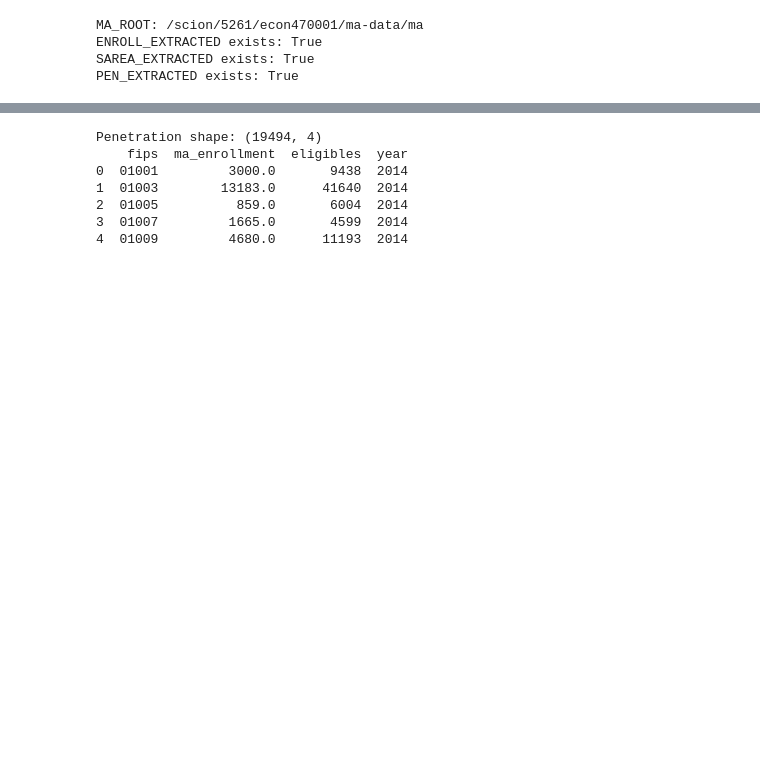
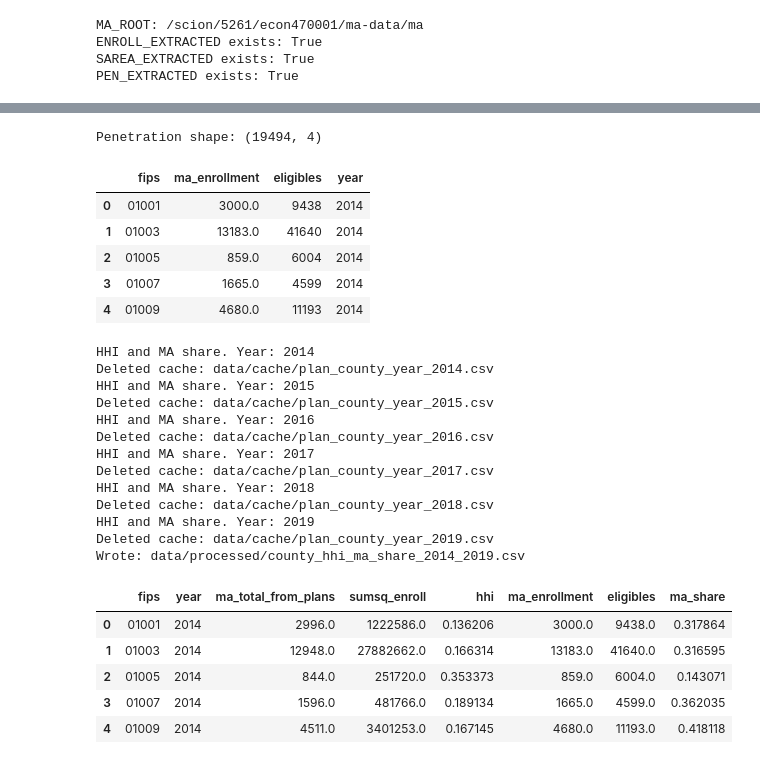
Before and after one commit to rahil24patel/hwk2, a Jupyter notebook: hwk2_enrollment.ipynb, the cells around one changed output, grey strips where cells are left out. Saved outputs shown, nothing was run; the diff lists cells and outputs as text; code cells hidden in the pictures; blank space fills up the shorter version.

Commit message:
Data building

```diff
--- a/hwk2_enrollment.ipynb
+++ b/hwk2_enrollment.ipynb
@@ -376,3 +458,28 @@ def build_plan_county_year(year: int) -> Path:
     del accum, out
     gc.collect()
     return out_path
+# %%
+yp = build_plan_county_year(2018)
+print("Built / found:", yp)
+
+df = pd.read_csv(yp, dtype=str)
+df["plan_id"] = df["plan_id"].str.zfill(3)
+df["fips"] = df["fips"].str.zfill(5)
+
+print("Rows:", df.shape[0])
+print("Unique counties:", df["fips"].nunique())
+
+keep = df["drop_hw2"].astype(str).str.strip().isin(["0", "0.0"])
+print("Drop rate (drop_hw2):", (~keep).mean())
+
+df_nodrop = df.loc[keep].copy()
+df_nodrop["plan_key"] = df_nodrop["contract_id"].str.strip() + "-" + df_nodrop["plan_id"].str.strip()
+
+plan_ct = df_nodrop.groupby(["fips", "year"])["plan_key"].nunique()
+contract_ct = df_nodrop.groupby(["fips", "year"])["contract_id"].nunique()
+
+print("\n2018 plan counts (contract-plan) summary:")
+print(plan_ct.describe(percentiles=[0.05,0.25,0.5,0.75,0.95]))
+
+print("\n2018 contract counts (firms) summary:")
+print(contract_ct.describe(percentiles=[0.05,0.25,0.5,0.75,0.95]))
@@ -430,25 +596,32 @@ def read_penetration_year(year: int) -> pd.DataFrame:
     out["ma_enrollment"] = to_numeric_clean(out["ma_enrollment"])
     out["eligibles"] = to_numeric_clean(out["eligibles"])
     out["year"] = int(year)
+
     out = out.dropna(subset=["fips"])
     out["fips"] = out["fips"].astype(str).str.zfill(5)
     return out
 
 pen = pd.concat([read_penetration_year(y) for y in YEARS], ignore_index=True)
 print("Penetration shape:", pen.shape)
-print(pen.head())
+pen.head()
 # %% [output]
 Penetration shape: (19494, 4)
-    fips  ma_enrollment  eligibles  year
-0  01001         3000.0       9438  2014
-1  01003        13183.0      41640  2014
-2  01005          859.0       6004  2014
-3  01007         1665.0       4599  2014
-4  01009         4680.0      11193  2014
+|  | fips | ma_enrollment | eligibles | year |
+| 0 | 01001 | 3000.0 | 9438 | 2014 |
+| 1 | 01003 | 13183.0 | 41640 | 2014 |
+| 2 | 01005 | 859.0 | 6004 | 2014 |
+| 3 | 01007 | 1665.0 | 4599 | 2014 |
+| 4 | 01009 | 4680.0 | 11193 | 2014 |
 # %%
 def build_county_hhi_ma_share_2014_2019(pen: pd.DataFrame) -> Path:
     out_path = OUT_DIR / "county_hhi_ma_share_2014_2019.csv"
+
+    if FORCE_REBUILD_OUTPUTS and out_path.exists():
+        out_path.unlink()
+        print("Deleted output:", out_path)
+
     if out_path.exists():
+        print("Existing file:", out_path)
         return out_path
 
     pen2 = pen.copy()
@@ -461,12 +634,12 @@ def build_county_hhi_ma_share_2014_2019(pen: pd.DataFrame) -> Path:
         print("HHI and MA share. Year:", y)
         yp = build_plan_county_year(y)
 
-        usecols = ["fips", "year", "contract_id", "plan_id", "dec_enrollment", "avg_enrollment", "drop_hw2"]
+        usecols = ["fips", "year", "dec_enrollment", "avg_enrollment", "drop_hw2"]
         pieces = []
 
         for chunk in pd.read_csv(yp, dtype=str, usecols=usecols, chunksize=CHUNKSIZE):
-            drop = chunk["drop_hw2"].astype(str).str.lower().str.strip().isin(["1", "true", "t", "yes", "y"])
-            chunk = chunk.loc[~drop].copy()
+            keep = chunk["drop_hw2"].astype(str).str.strip().isin(["0", "0.0"])
+            chunk = chunk.loc[keep].copy()
 
             dec = pd.to_numeric(chunk["dec_enrollment"], errors="coerce")
             avg = pd.to_numeric(chunk["avg_enrollment"], errors="coerce")
@@ -479,30 +652,55 @@ def build_county_hhi_ma_share_2014_2019(pen: pd.DataFrame) -> Path:
                 chunk.groupby(["fips", "year"], as_index=False)
                      .agg(total_enroll=("e", "sum"), sumsq_enroll=("e2", "sum"))
             )
             pieces.append(tmp)
 
             del chunk, tmp
             gc.collect()
 
         out = pd.concat(pieces, ignore_index=True)
         out = out.groupby(["fips", "year"], as_index=False).agg(
             total_enroll=("total_enroll", "sum"),
             sumsq_enroll=("sumsq_enroll", "sum"),
         )
 
         out["hhi"] = out["sumsq_enroll"] / (out["total_enroll"] * out["total_enroll"])
         out = out.rename(columns={"total_enroll": "ma_total_from_plans"})
         out["fips"] = out["fips"].astype(str).str.zfill(5)
         out["year"] = out["year"].astype(int)
 
         out = out.merge(pen2, on=["fips", "year"], how="left")
         out["ma_share"] = out["ma_enrollment"] / out["eligibles"]
 
         rows.append(out)
 
         del out, pieces
         gc.collect()
 
     final = pd.concat(rows, ignore_index=True).sort_values(["year", "fips"]).reset_index(drop=True)
     final.to_csv(out_path, index=False)
     return out_path
+
+county_hhi_path = build_county_hhi_ma_share_2014_2019(pen)
+print("Wrote:", county_hhi_path)
+
+pd.read_csv(county_hhi_path, dtype={"fips": str}, nrows=5)
+# %% [output]
+HHI and MA share. Year: 2014
+Deleted cache: data/cache/plan_county_year_2014.csv
+HHI and MA share. Year: 2015
+Deleted cache: data/cache/plan_county_year_2015.csv
+HHI and MA share. Year: 2016
+Deleted cache: data/cache/plan_county_year_2016.csv
+HHI and MA share. Year: 2017
+Deleted cache: data/cache/plan_county_year_2017.csv
+HHI and MA share. Year: 2018
+Deleted cache: data/cache/plan_county_year_2018.csv
+HHI and MA share. Year: 2019
+Deleted cache: data/cache/plan_county_year_2019.csv
+Wrote: data/processed/county_hhi_ma_share_2014_2019.csv
+|  | fips | year | ma_total_from_plans | sumsq_enroll | hhi | ma_enrollment | eligibles | ma_share |
+| 0 | 01001 | 2014 | 2996.0 | 1222586.0 | 0.136206 | 3000.0 | 9438.0 | 0.317864 |
+| 1 | 01003 | 2014 | 12948.0 | 27882662.0 | 0.166314 | 13183.0 | 41640.0 | 0.316595 |
+| 2 | 01005 | 2014 | 844.0 | 251720.0 | 0.353373 | 859.0 | 6004.0 | 0.143071 |
+| 3 | 01007 | 2014 | 1596.0 | 481766.0 | 0.189134 | 1665.0 | 4599.0 | 0.362035 |
+| 4 | 01009 | 2014 | 4511.0 | 3401253.0 | 0.167145 | 4680.0 | 11193.0 | 0.418118 |
```
Also changed, not shown: parts of 14 cells of this notebook, 2 other files.
